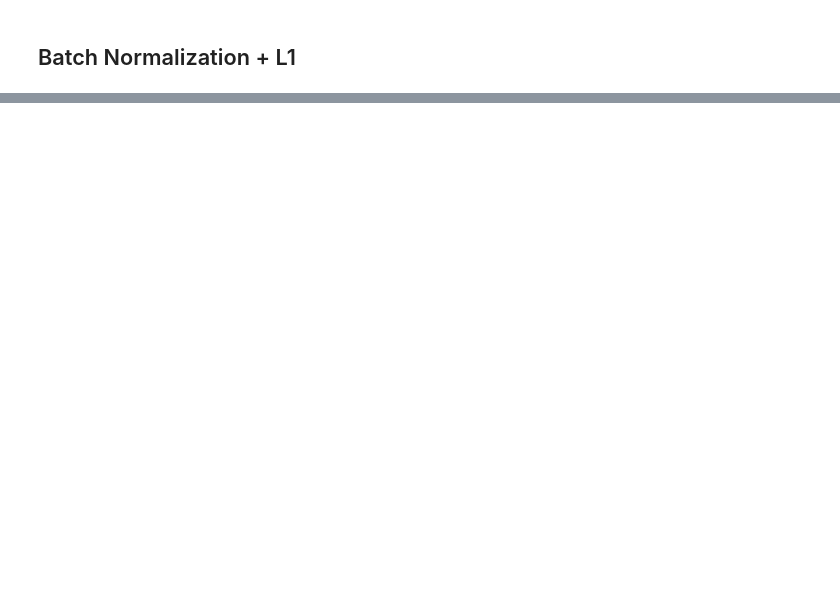
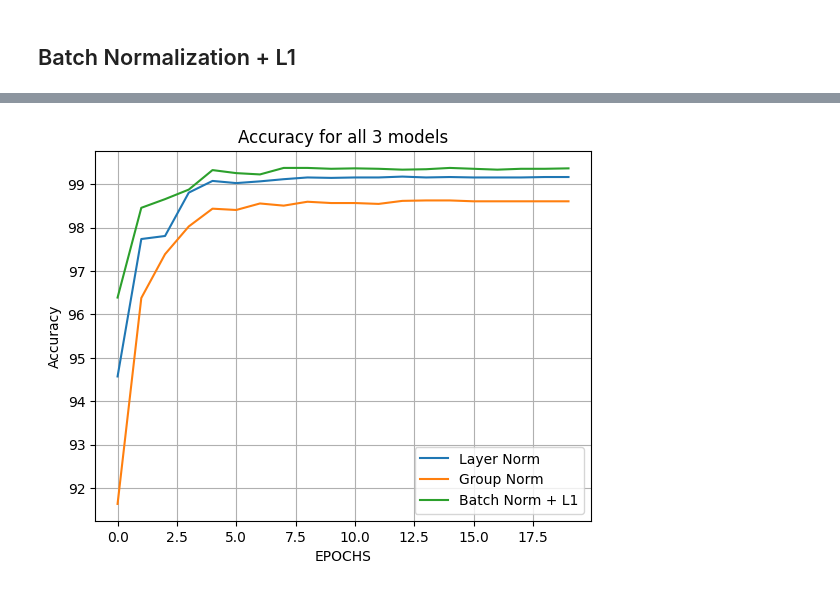
Before and after one commit to rajrathi/NormalizationRegularization, a Jupyter notebook: code.ipynb, the cells around one changed output, grey strips where cells are left out. Cells and saved outputs as stored; diff of their text form; code cells hidden in the pictures; blank space fills up the shorter version.

```diff
--- a/code.ipynb
+++ b/code.ipynb
@@ -357,0 +467,13 @@ bn_acc = test_acc
+# %%
+epochs = [i for i in range(EPOCHS)]
+plt.plot(epochs,accuracies[0], label="Layer Norm")
+plt.plot(epochs,accuracies[1], label="Group Norm")
+plt.plot(epochs,accuracies[2], label="Batch Norm + L1")
+plt.xlabel('EPOCHS')
+plt.ylabel('Accuracy')
+plt.title("Accuracy for all 3 models")
+plt.grid()
+plt.legend()
+plt.show()
+# %% [output]
+[figure, added]
```
Also changed, not shown: parts of 24 cells of this notebook, 9 other files.
